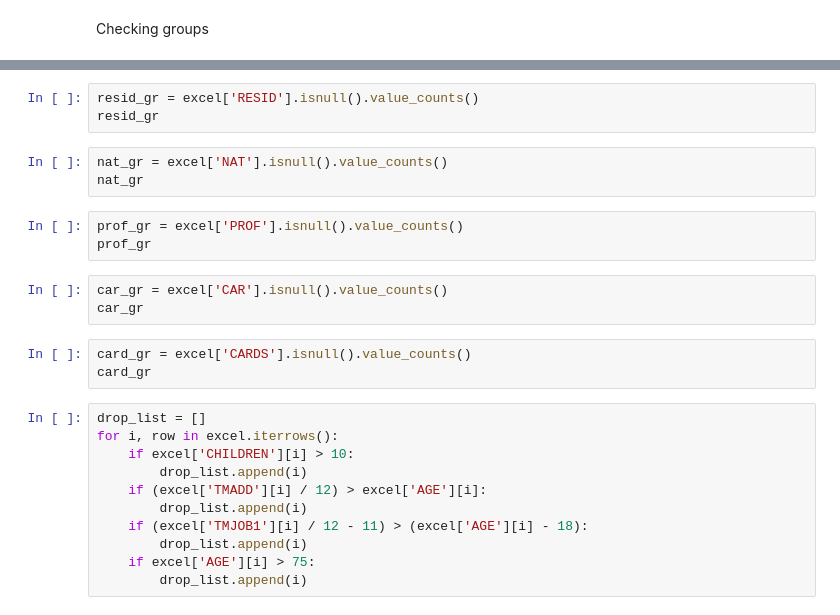
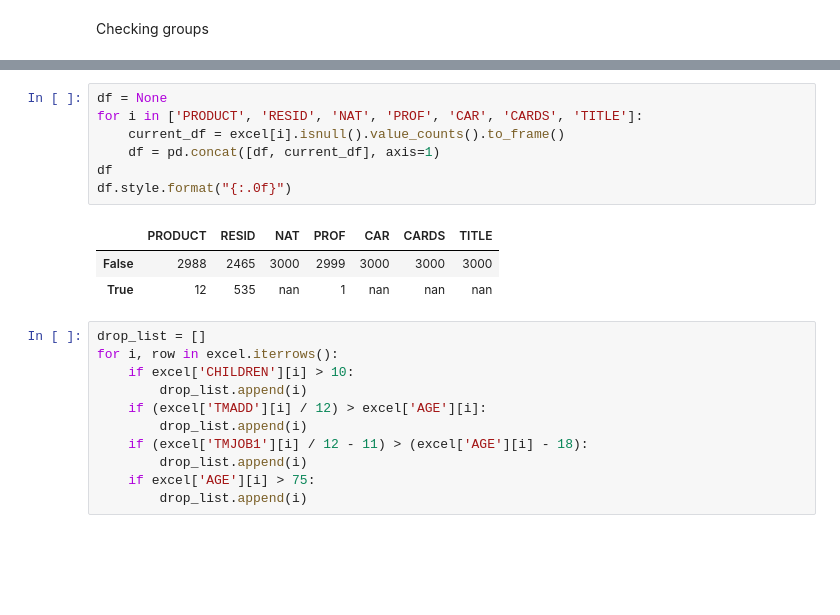
Before and after one commit to anastasiakaida/reliability-assessment, a Jupyter notebook: rel_borrower.ipynb, the cells around one changed output, grey strips where cells are left out. Cells and saved outputs as stored; diff of their text form; blank space fills up the shorter version.

Commit message:
Create table of NaN values

```diff
--- a/rel_borrower.ipynb
+++ b/rel_borrower.ipynb
@@ -120,18 +117,14 @@ prod_gr
-# %%
-resid_gr = excel['RESID'].isnull().value_counts()
-resid_gr
-# %%
-nat_gr = excel['NAT'].isnull().value_counts()
-nat_gr
-# %%
-prof_gr = excel['PROF'].isnull().value_counts()
-prof_gr
-# %%
-car_gr = excel['CAR'].isnull().value_counts()
-car_gr
-# %%
-card_gr = excel['CARDS'].isnull().value_counts()
-card_gr
+# %%
+df = None
+for i in ['PRODUCT', 'RESID', 'NAT', 'PROF', 'CAR', 'CARDS', 'TITLE']:
+    current_df = excel[i].isnull().value_counts().to_frame()
+    df = pd.concat([df, current_df], axis=1)
+df
+df.style.format("{:.0f}")
+# %% [output]
+|  | PRODUCT | RESID | NAT | PROF | CAR | CARDS | TITLE |
+| False | 2988 | 2465 | 3000 | 2999 | 3000 | 3000 | 3000 |
+| True | 12 | 535 | nan | 1 | nan | nan | nan |
 # %%
 drop_list = []
 for i, row in excel.iterrows():
```
Also changed, not shown: parts of 1 cell of this notebook.
